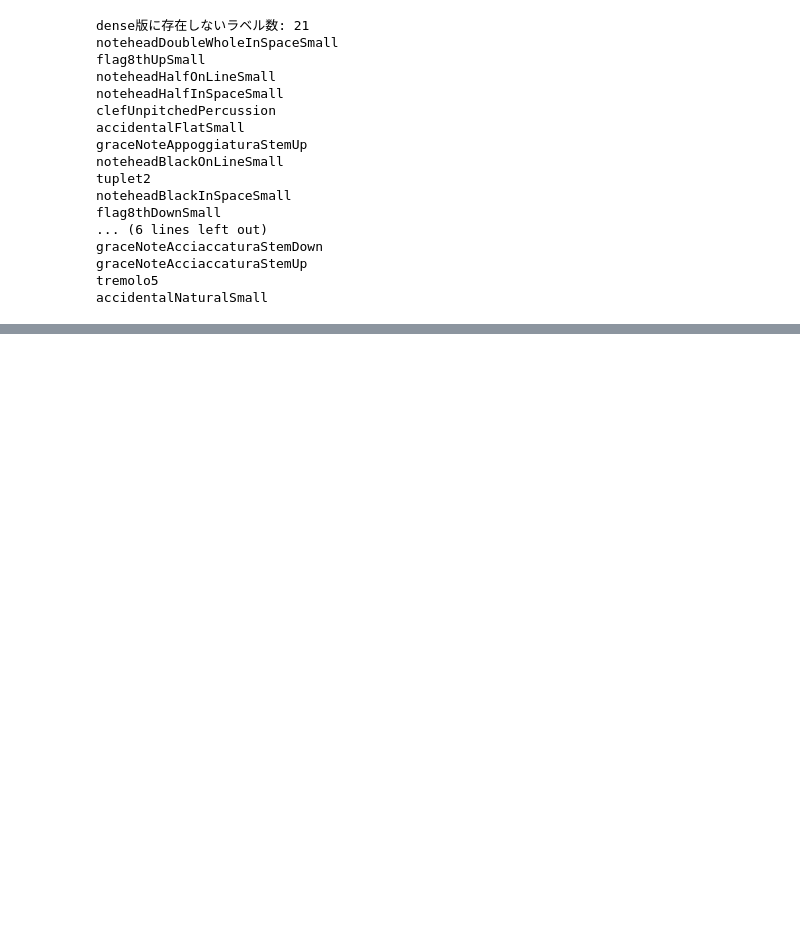
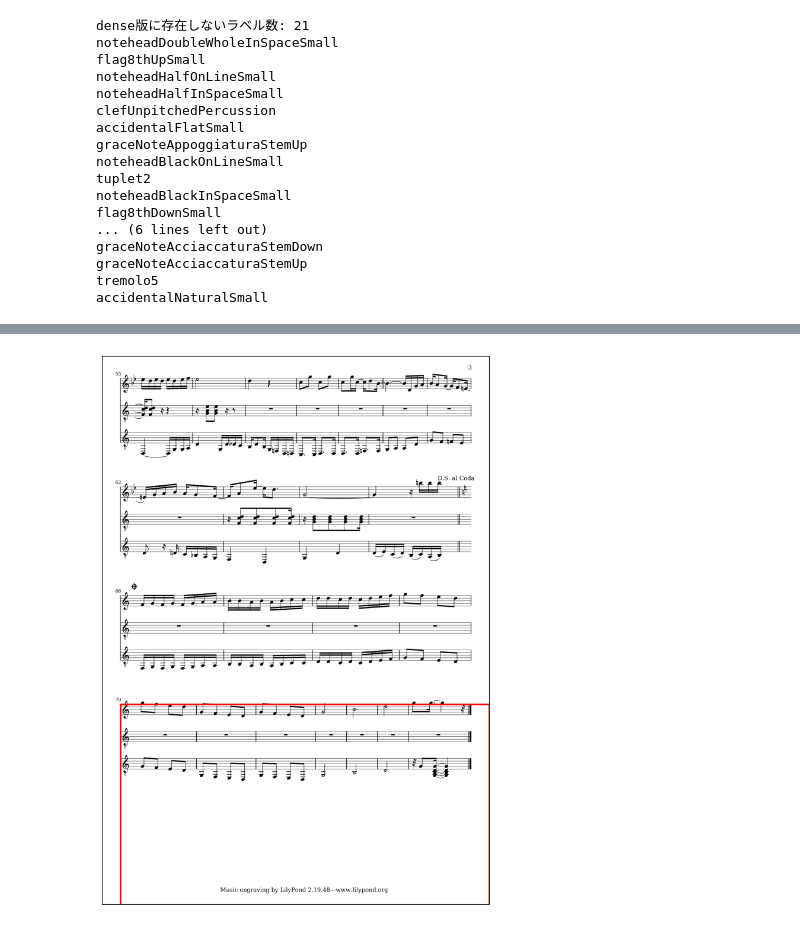
Before and after one commit to KyosukeMatsudaira-BP/omr-pj-poc, a Jupyter notebook: data/notebook/try_investigation_deepscorev2.ipynb, the cells around one changed output, grey strips where cells are left out. Saved outputs shown, nothing was run; the diff lists cells and outputs as text; code cells hidden in the pictures; blank space fills up the shorter version.

```diff
--- a/data/notebook/try_investigation_deepscorev2.ipynb
+++ b/data/notebook/try_investigation_deepscorev2.ipynb
@@ -318,0 +368,27 @@ accidentalNaturalSmall
+# %%
+# バウンディングボックスを表示
+# 図と軸の作成
+# 表示サイズを変更 (幅, 高さ) - 単位はインチ
+fig_size_width, fig_size_height = 10, 12  # 例: 幅6インチ, 高さ8インチ
+
+# 図と軸の作成 (figsizeを設定)
+fig, ax = plt.subplots(figsize=(fig_size_width, fig_size_height))
+plt.xticks([])
+plt.yticks([])
+
+# 画像をプロット
+ax.imshow(img_origin)
+
+# バウンディングボックスの座標 (左上のx, 左上のy, 幅, 高さ)
+# 例として、x=50, y=50, 幅=100, 高さ=150 のバウンディングボックス
+x, y, width, height = (116.0, 2184.0, 2315.0, 2251.0)
+
+# 赤いバウンディングボックスを追加
+rect = patches.Rectangle((x, y), width, height, linewidth=2, edgecolor='red', facecolor='none')
+ax.add_patch(rect)
+
+
+# 結果を表示
+plt.show()
+# %% [output]
+[figure, added]
```
Also changed, not shown: parts of 6 cells of this notebook.
